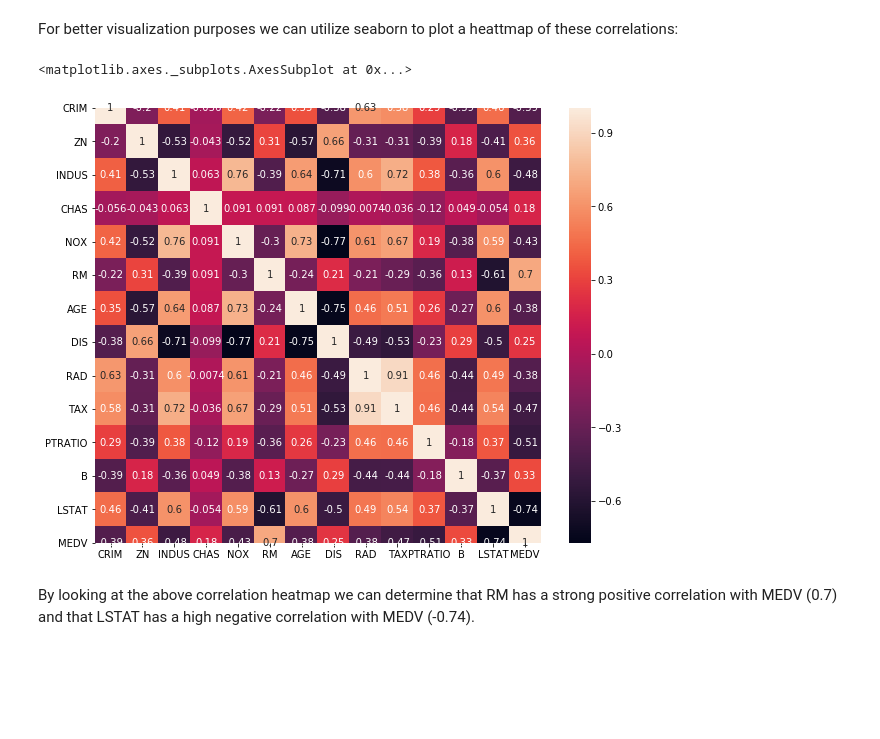
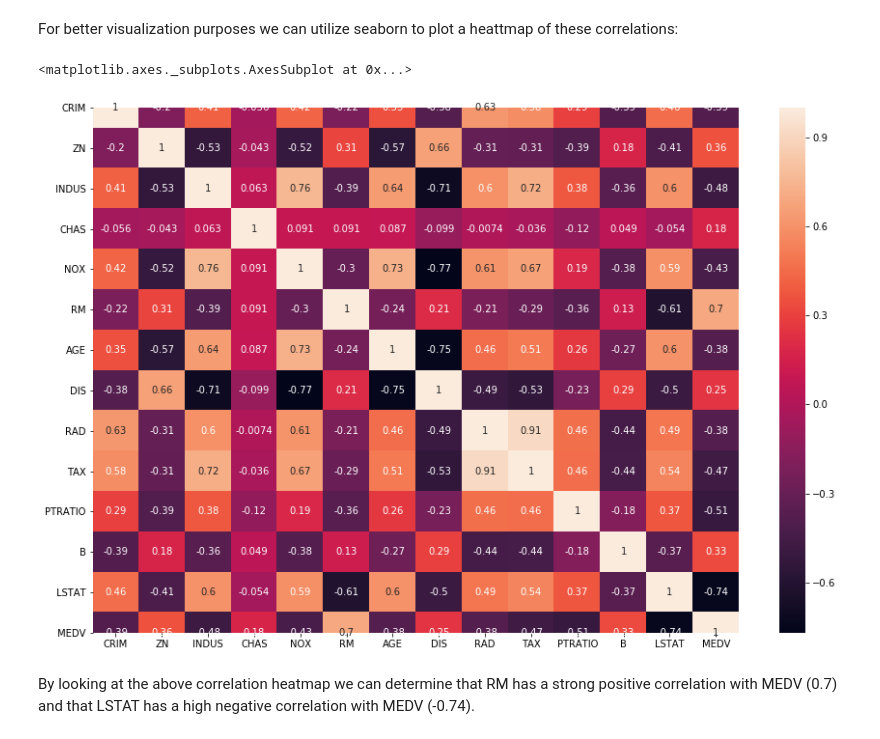
Before and after one commit to strokk/machine-learning-project-2019, a Jupyter notebook: boston-housing.ipynb, the cells around one changed output. Cells and saved outputs as stored; diff of their text form; code cells hidden in the pictures; blank space fills up the shorter version.

```diff
--- a/boston-housing.ipynb
+++ b/boston-housing.ipynb
@@ -156,11 +183,11 @@ df.corr()
 # %% [markdown]
 For better visualization purposes we can utilize seaborn to plot a heattmap of these correlations:
 # %%
-plt.figure(figsize=(10,8))
+plt.figure(figsize=(15,10))
 sns.heatmap(data=df.corr(), annot=True)
 # %% [output]
 <matplotlib.axes._subplots.AxesSubplot at 0x...>
-[figure, old version]
+[figure, new version]
 # %% [markdown]
 By looking at the above correlation heatmap we can determine that RM has a strong positive correlation with MEDV (0.7) and that LSTAT has a high negative correlation with MEDV (-0.74).
 # %% [markdown]
```
Also changed, not shown: parts of 14 cells of this notebook.
